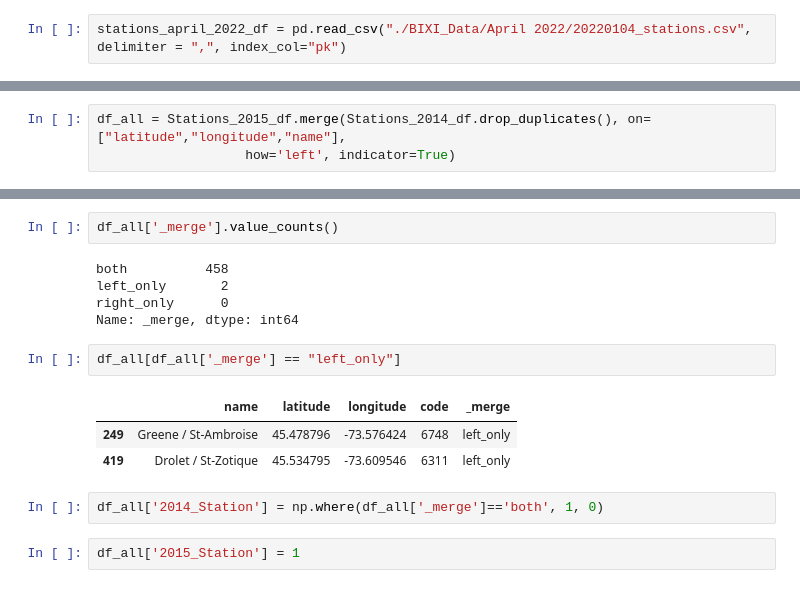
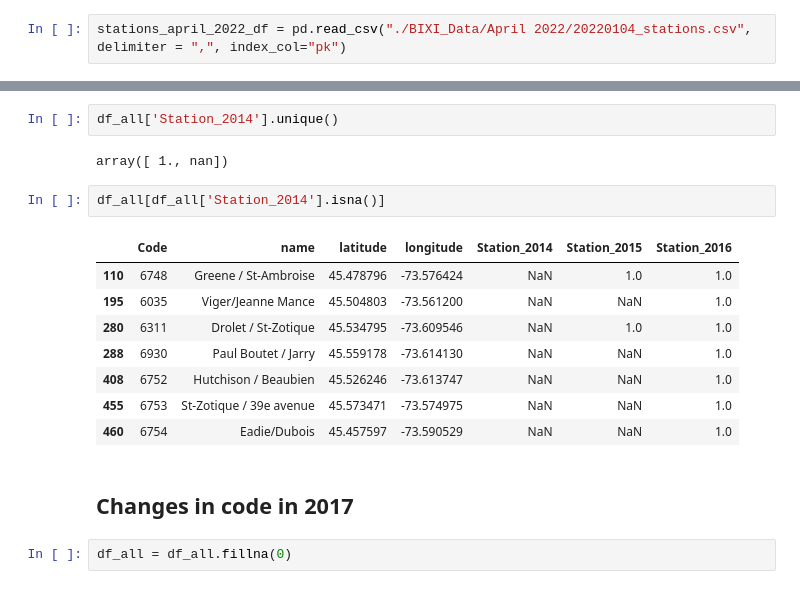
Before and after one commit to ELatulippe/Bixi_Project, a Jupyter notebook: Stations.ipynb, the cells around one changed output, grey strips where cells are left out. Drawn from its saved outputs; the diff is of its cells as text.

```diff
--- a/Stations.ipynb
+++ b/Stations.ipynb
@@ -74,3 +55,0 @@ Stations_2015_df['code'] = Stations_2015_df.index
-# %%
-df_all = Stations_2015_df.merge(Stations_2014_df.drop_duplicates(), on=["latitude","longitude","name"],
-                   how='left', indicator=True)
@@ -86,17 +84,19 @@ df_all.head()
-# %%
-df_all['_merge'].value_counts()
-# %% [output]
-both          458
-left_only       2
-right_only      0
-Name: _merge, dtype: int64
+# %%
+df_all['Station_2014'].unique()
+# %% [output]
+array([ 1., nan])
 # %%
-df_all[df_all['_merge'] == "left_only"]
+df_all[df_all['Station_2014'].isna()]
 # %% [output]
-|  | name | latitude | longitude | code | _merge |
-| 249 | Greene / St-Ambroise | 45.478796 | -73.576424 | 6748 | left_only |
-| 419 | Drolet / St-Zotique | 45.534795 | -73.609546 | 6311 | left_only |
+|  | Code | name | latitude | longitude | Station_2014 | Station_2015 | Station_2016 |
+| 110 | 6748 | Greene / St-Ambroise | 45.478796 | -73.576424 | NaN | 1.0 | 1.0 |
+| 195 | 6035 | Viger/Jeanne Mance | 45.504803 | -73.561200 | NaN | NaN | 1.0 |
+| 280 | 6311 | Drolet / St-Zotique | 45.534795 | -73.609546 | NaN | 1.0 | 1.0 |
+| 288 | 6930 | Paul Boutet / Jarry | 45.559178 | -73.614130 | NaN | NaN | 1.0 |
+| 408 | 6752 | Hutchison / Beaubien | 45.526246 | -73.613747 | NaN | NaN | 1.0 |
+| 455 | 6753 | St-Zotique / 39e avenue | 45.573471 | -73.574975 | NaN | NaN | 1.0 |
+| 460 | 6754 | Eadie/Dubois | 45.457597 | -73.590529 | NaN | NaN | 1.0 |
+# %% [markdown]
+## Changes in code in 2017
 # %%
-df_all['2014_Station'] = np.where(df_all['_merge']=='both', 1, 0)
+df_all = df_all.fillna(0)
-# %%
-df_all['2015_Station'] = 1
```
Also changed, not shown: parts of 35 cells of this notebook.
